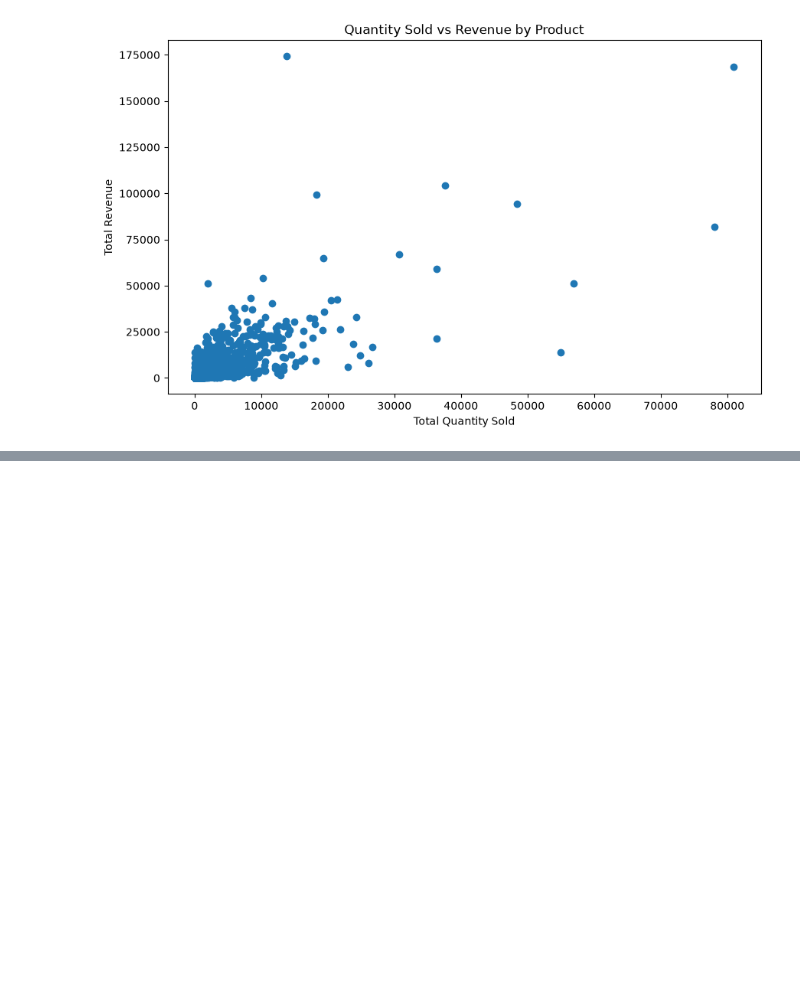
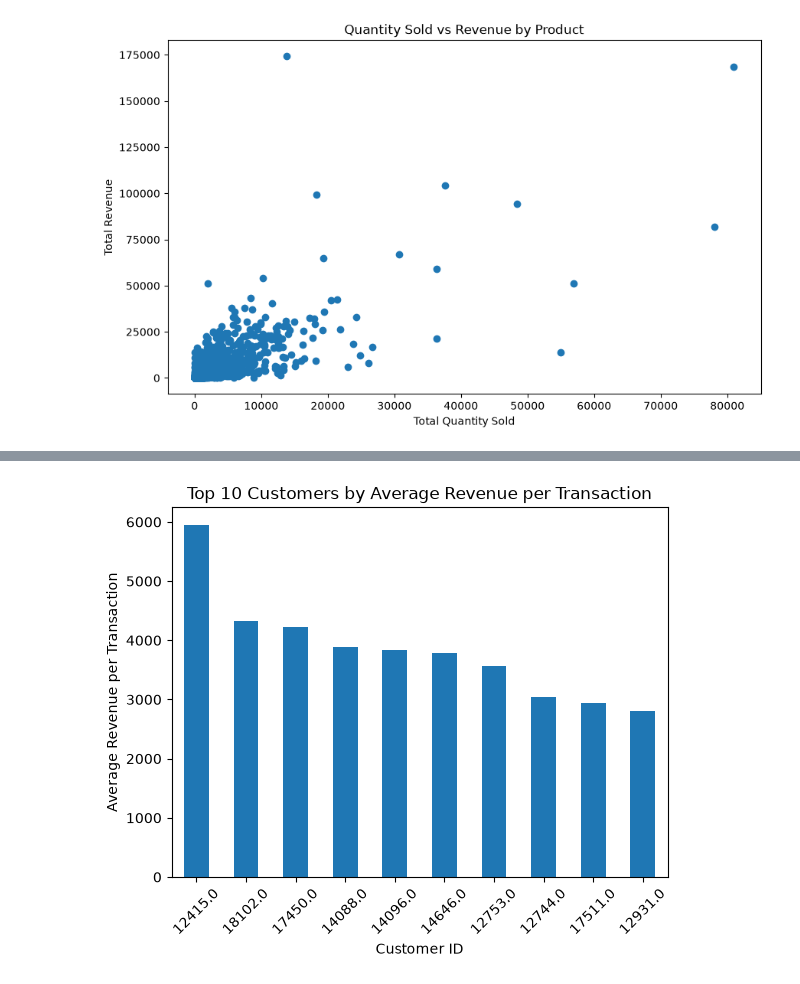
Before and after one commit to esthermaina36/online-retail-analysis, a Jupyter notebook: notebooks/01_initial_exploration.ipynb, the cells around one changed output, grey strips where cells are left out. Saved outputs shown, nothing was run; the diff lists cells and outputs as text; code cells hidden in the pictures; blank space fills up the shorter version.

```diff
--- a/notebooks/01_initial_exploration.ipynb
+++ b/notebooks/01_initial_exploration.ipynb
@@ -1057,0 +1168,5 @@ plt.show()
+# %%
+customer_summary["AvgRevenuePerTransaction"] = (
+    customer_summary["TotalRevenue"] /
+    customer_summary["Transactions"]
+)
@@ -1057,0 +1183,6 @@ plt.show()
+# %%
+top_customer_avg = (
+    customer_summary[customer_summary["Transactions"] >= 5]
+    .sort_values("AvgRevenuePerTransaction", ascending=False)
+    .head(10)
+)
@@ -1057,0 +1204,10 @@ plt.show()
+# %%
+top_customer_avg["AvgRevenuePerTransaction"].plot(kind="bar")
+
+plt.title("Top 10 Customers by Average Revenue per Transaction")
+plt.xlabel("Customer ID")
+plt.ylabel("Average Revenue per Transaction")
+plt.xticks(rotation=45)
+plt.show()
+# %% [output]
+[figure, added]
```
Also changed, not shown: parts of 18 cells of this notebook, 3 other files.
